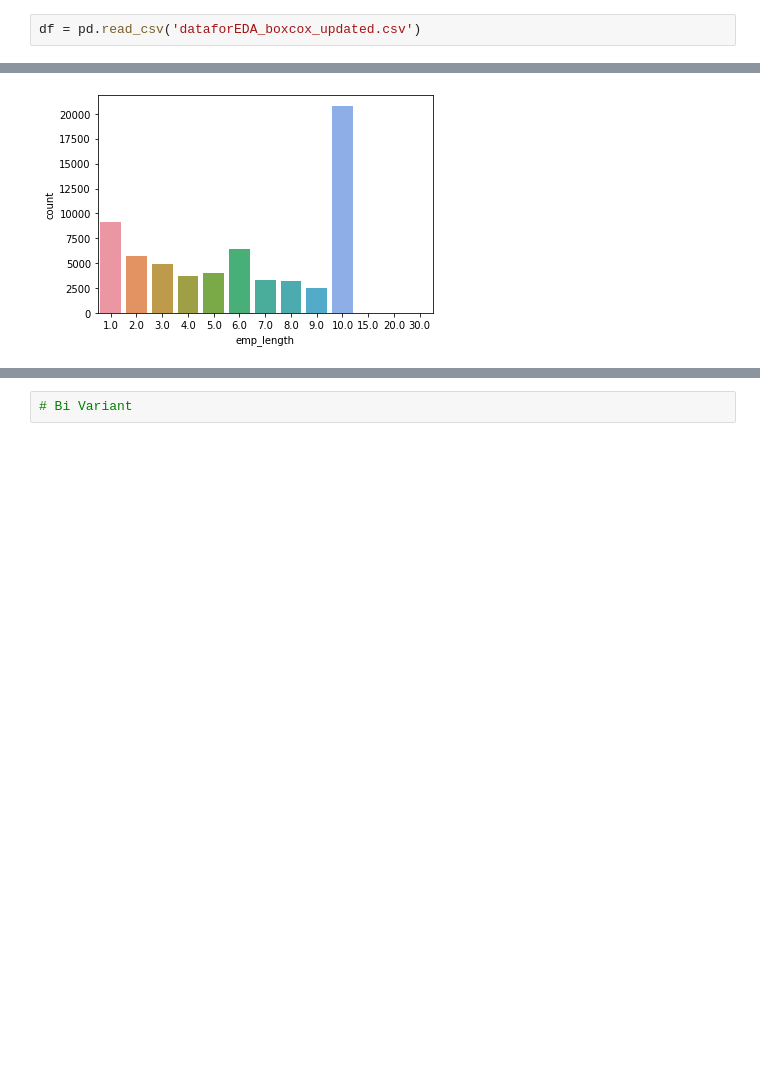
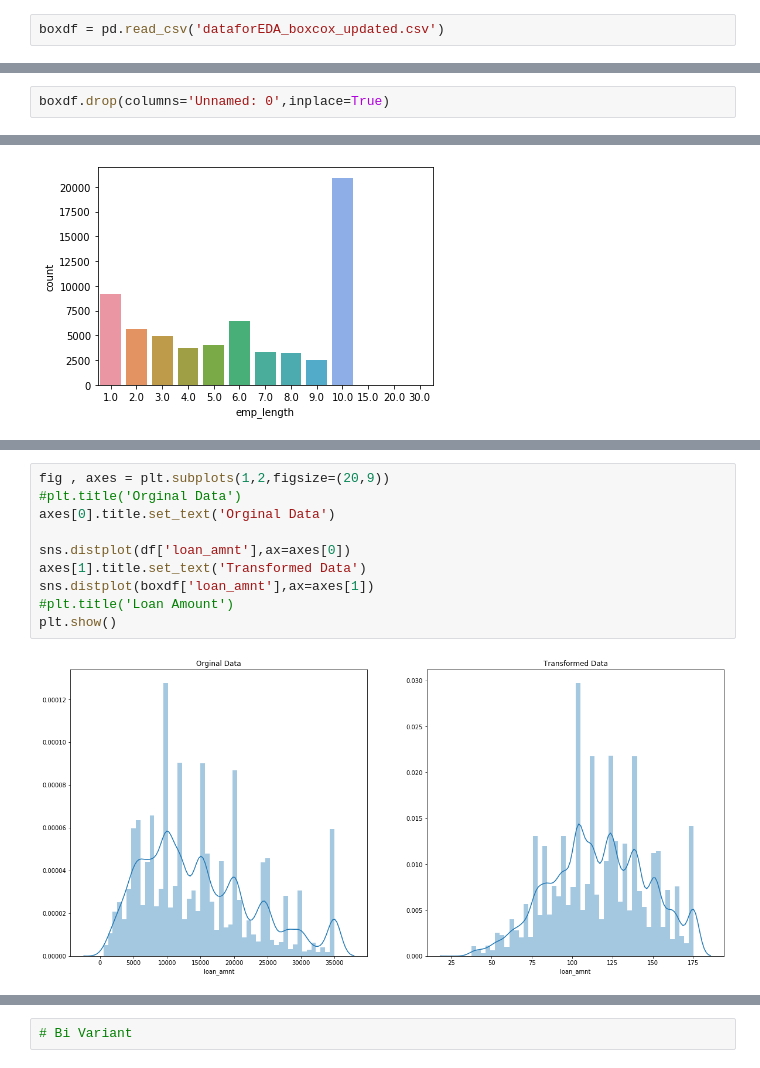
Before and after one commit to zameer0786/capstone, a Jupyter notebook: CAPSTONE_EDA.ipynb, the cells around one changed output, grey strips where cells are left out. Drawn from its saved outputs; the diff is of its cells as text; blank space fills up the shorter version.

```diff
--- a/CAPSTONE_EDA.ipynb
+++ b/CAPSTONE_EDA.ipynb
@@ -2,4 +2,4 @@
 import pandas as pd
 import numpy as np
 # %%
-df = pd.read_csv('dataforEDA_boxcox_updated.csv')
+boxdf = pd.read_csv('dataforEDA_boxcox_updated.csv')
@@ -30,0 +14,2 @@ dfcol
+# %%
+boxdf.drop(columns='Unnamed: 0',inplace=True)
@@ -253,0 +219,12 @@ plt.show()
+# %%
+fig , axes = plt.subplots(1,2,figsize=(20,9))
+#plt.title('Orginal Data')
+axes[0].title.set_text('Orginal Data')
+
+sns.distplot(df['loan_amnt'],ax=axes[0])
+axes[1].title.set_text('Transformed Data')
+sns.distplot(boxdf['loan_amnt'],ax=axes[1])
+#plt.title('Loan Amount')
+plt.show()
+# %% [output]
+[figure, added]
```
Also changed, not shown: parts of 112 cells of this notebook.
